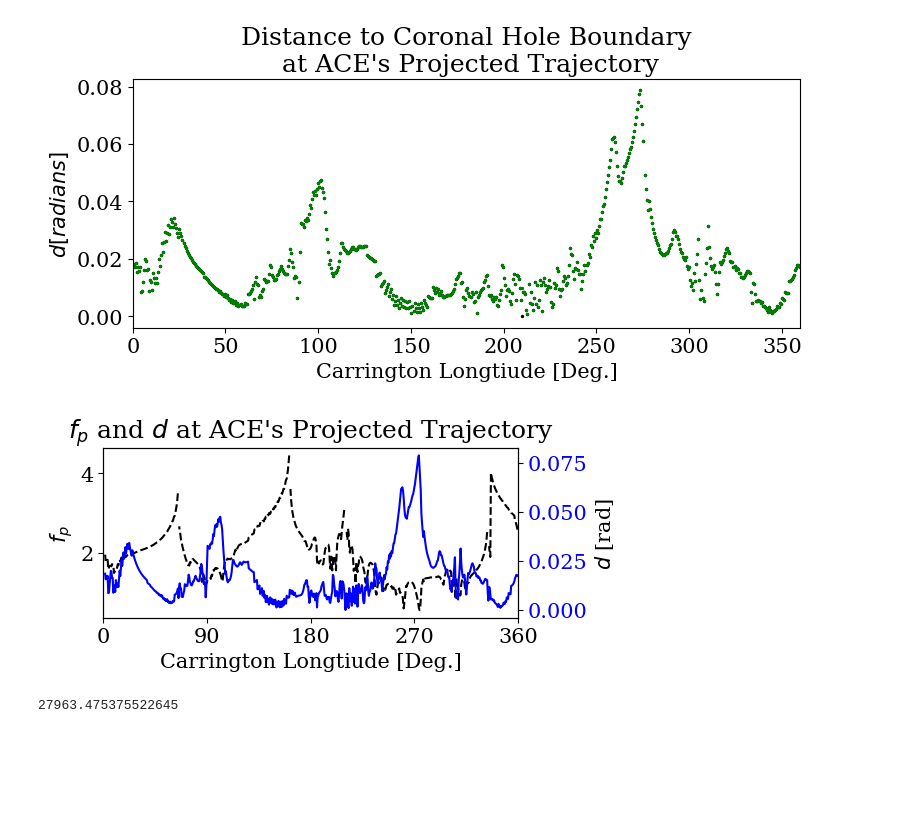
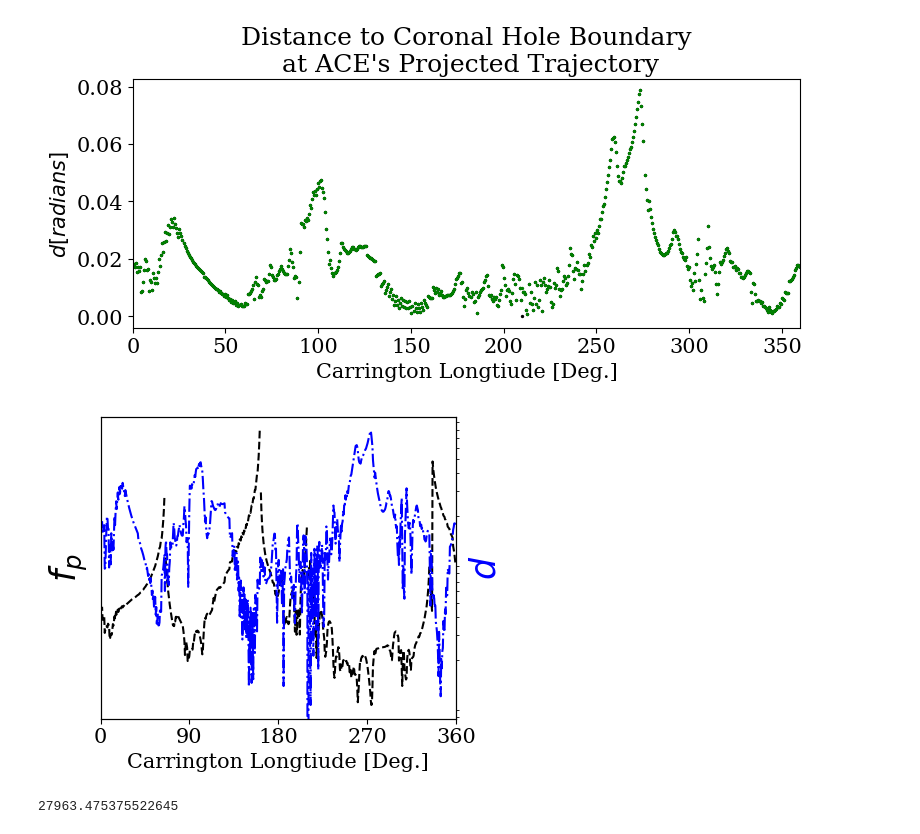
Before and after one commit to opaliss/Parameter_Estimation_Solar_Wind, a Jupyter notebook: model_chain_results/PFSS-WSA-HUX-CR2053.ipynb, the cells around one changed output. Saved outputs shown, nothing was run; the diff lists cells and outputs as text; code cells hidden in the pictures; blank space fills up the shorter version.

```diff
--- a/model_chain_results/PFSS-WSA-HUX-CR2053.ipynb
+++ b/model_chain_results/PFSS-WSA-HUX-CR2053.ipynb
@@ -338,26 +348,30 @@ plt.savefig("../figs/CR" + str(CR) + "/distance_to_coronal_hole_boundary_cr" + s
 # %% [output]
 [figure]
 # %%
-fig, ax = plt.subplots(figsize=(6, 3))
+fig, ax = plt.subplots(figsize=(5, 4))
 _ = ax.plot(ACE_longitude[:-3], np.log10(fp_ace_traj[:-3]), ls="--", c="k")
 _ = ax.set_xticks([0, 90, 180, 270, 360])
 _ = ax.set_xlim(0, 360)
+_ = ax.set_yticks([])
 _ = ax.set_xlabel("Carrington Longtiude [Deg.]")
-_ = ax.set_title("$f_{p}$ and $d$ at ACE's Projected Trajectory")
-_ = ax.set_ylabel("$f_{p}$")
+#_ = ax.set_title("$f_{p}$ and $d$ at ACE's Projected Trajectory")
+_ = ax.set_ylabel("$f_{p}$",fontsize=25)
 
 
 ax2 = ax.twinx()  # instantiate a second axes that shares the same x-axis
 
 color = 'tab:blue'
-_ = ax2.plot(ACE_longitude[:-3], d_ace_traj[:-3], c="blue")
+_ = ax2.plot(ACE_longitude[:-3], d_ace_traj[:-3], ls="-.", c="blue")
 ax2.tick_params(axis='y', labelcolor="blue")
-ax2.set_ylabel("$d$ [rad]")
+ax2.set_yscale("log")
+ax2.set_ylabel("$d$", color="b",fontsize=25)
+ax2.set_yticks([])
+
 
 plt.tight_layout()
 plt.savefig("../figs/CR" + str(CR) + "/fp_and_d_ace_trajectory_cr" + str(CR) + ".png", dpi=800)
 # %% [output]
-[figure, old version]
+[figure, new version]
 # %%
 np.nanmax(fp_ace_traj)
 # %% [output]
```
Also changed, not shown: parts of 10 cells of this notebook, 17 other files.
